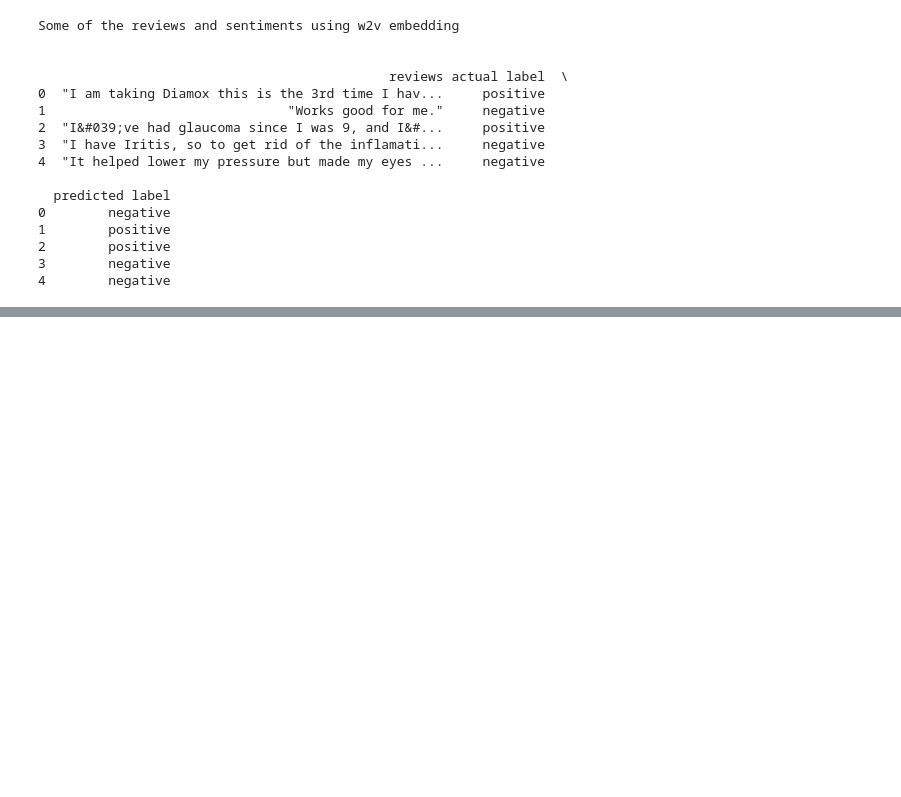
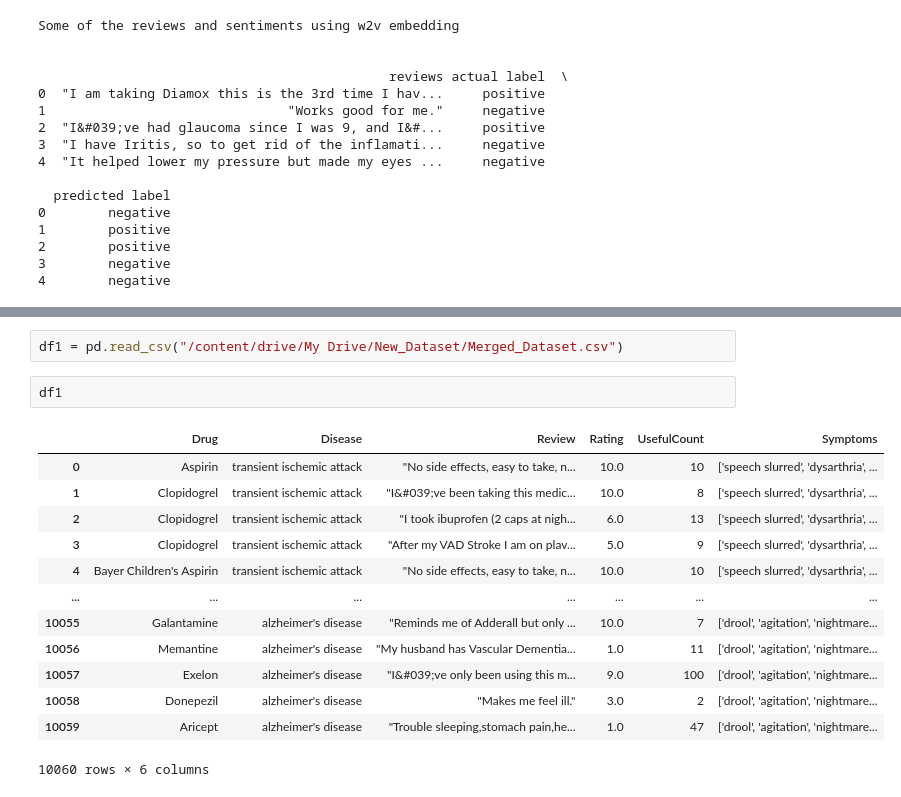
Before and after one commit to khushbooekhande/DrugRecommendationSystem, a Jupyter notebook: DrugSentimentAnalysis.ipynb, the cells around one changed output, grey strips where cells are left out. Drawn from its saved outputs; the diff is of its cells as text; blank space fills up the shorter version.

```diff
--- a/DrugSentimentAnalysis.ipynb
+++ b/DrugSentimentAnalysis.ipynb
@@ -203,0 +292,18 @@ Some of the reviews and sentiments using w2v embedding
+# %%
+df1 = pd.read_csv("/content/drive/My Drive/New_Dataset/Merged_Dataset.csv")
+# %%
+df1
+# %% [output]
+|  | Drug | Disease | Review | Rating | UsefulCount | Symptoms |
+| 0 | Aspirin | transient ischemic attack | "No side effects, easy to take, n... | 10.0 | 10 | ['speech slurred', 'dysarthria', ... |
+| 1 | Clopidogrel | transient ischemic attack | "I&#039;ve been taking this medic... | 10.0 | 8 | ['speech slurred', 'dysarthria', ... |
+| 2 | Clopidogrel | transient ischemic attack | "I took ibuprofen (2 caps at nigh... | 6.0 | 13 | ['speech slurred', 'dysarthria', ... |
+| 3 | Clopidogrel | transient ischemic attack | "After my VAD Stroke I am on plav... | 5.0 | 9 | ['speech slurred', 'dysarthria', ... |
+| 4 | Bayer Children's Aspirin | transient ischemic attack | "No side effects, easy to take, n... | 10.0 | 10 | ['speech slurred', 'dysarthria', ... |
+| ... | ... | ... | ... | ... | ... | ... |
+| 10055 | Galantamine | alzheimer's disease | "Reminds me of Adderall but only ... | 10.0 | 7 | ['drool', 'agitation', 'nightmare... |
+| 10056 | Memantine | alzheimer's disease | "My husband has Vascular Dementia... | 1.0 | 11 | ['drool', 'agitation', 'nightmare... |
+| 10057 | Exelon | alzheimer's disease | "I&#039;ve only been using this m... | 9.0 | 100 | ['drool', 'agitation', 'nightmare... |
+| 10058 | Donepezil | alzheimer's disease | "Makes me feel ill." | 3.0 | 2 | ['drool', 'agitation', 'nightmare... |
+| 10059 | Aricept | alzheimer's disease | "Trouble sleeping,stomach pain,he... | 1.0 | 47 | ['drool', 'agitation', 'nightmare... |
+10060 rows × 6 columns
```
Also changed, not shown: parts of 25 cells of this notebook.
